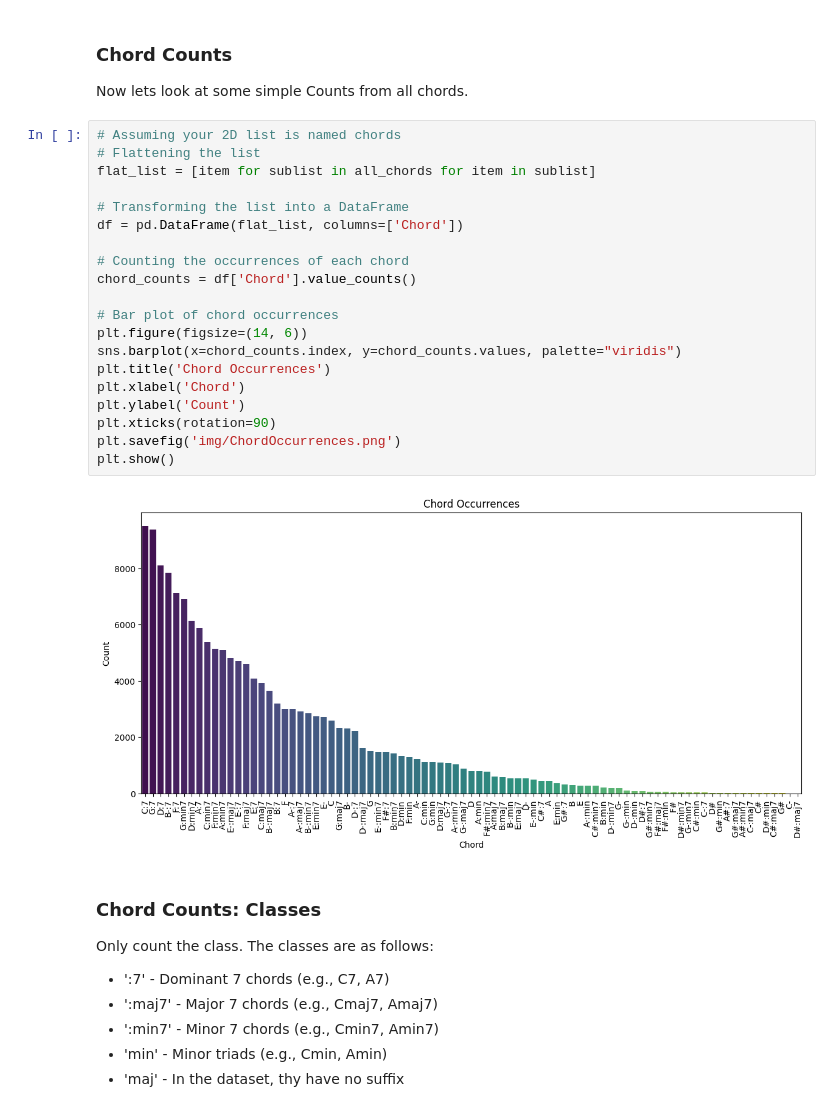
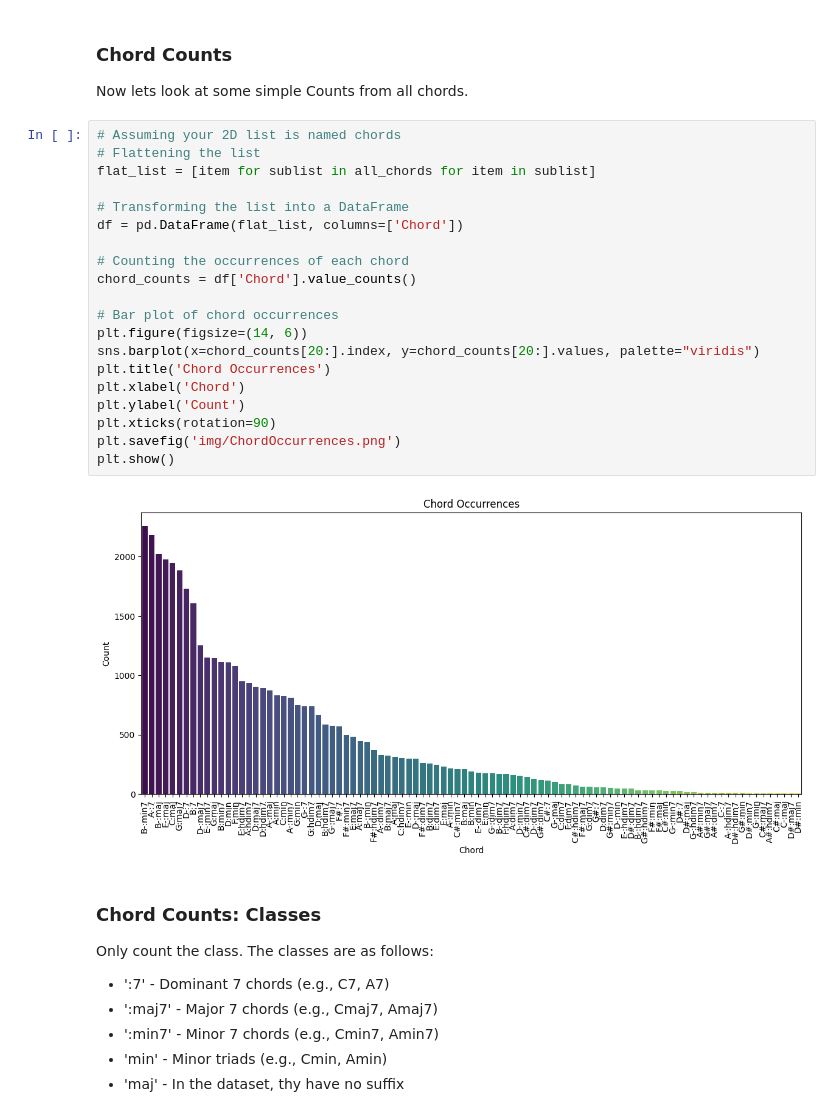
Before and after one commit to Kryptagora/JazzNet, a Jupyter notebook: Statistics.ipynb, the cells around one changed output. Saved outputs shown, nothing was run; the diff lists cells and outputs as text.

```diff
--- a/Statistics.ipynb
+++ b/Statistics.ipynb
@@ -70,25 +70,25 @@ Now lets look at some simple Counts from all chords.
 # %%
 # Assuming your 2D list is named chords
 # Flattening the list
 flat_list = [item for sublist in all_chords for item in sublist]
 
 # Transforming the list into a DataFrame
 df = pd.DataFrame(flat_list, columns=['Chord'])
 
 # Counting the occurrences of each chord
 chord_counts = df['Chord'].value_counts()
 
 # Bar plot of chord occurrences
 plt.figure(figsize=(14, 6))
-sns.barplot(x=chord_counts.index, y=chord_counts.values, palette="viridis")
+sns.barplot(x=chord_counts[20:].index, y=chord_counts[20:].values, palette="viridis")
 plt.title('Chord Occurrences')
 plt.xlabel('Chord')
 plt.ylabel('Count')
 plt.xticks(rotation=90)
 plt.savefig('img/ChordOccurrences.png')
 plt.show()
 # %% [output]
-[figure, old version]
+[figure, new version]
 # %% [markdown]
 ### Chord Counts: Classes
 Only count the class. The classes are as follows:
```
Also changed, not shown: parts of 6 cells of this notebook, 8 other files.
